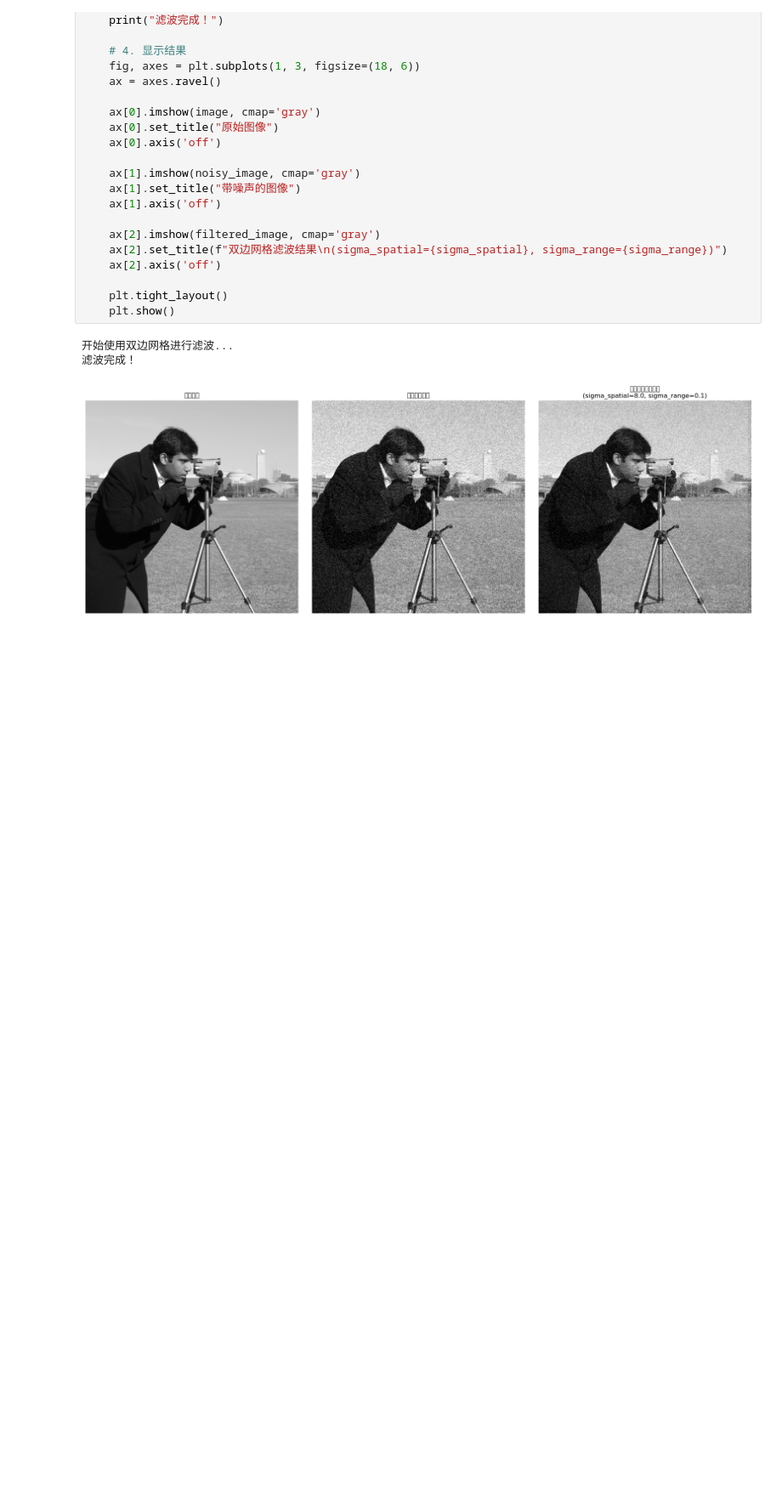
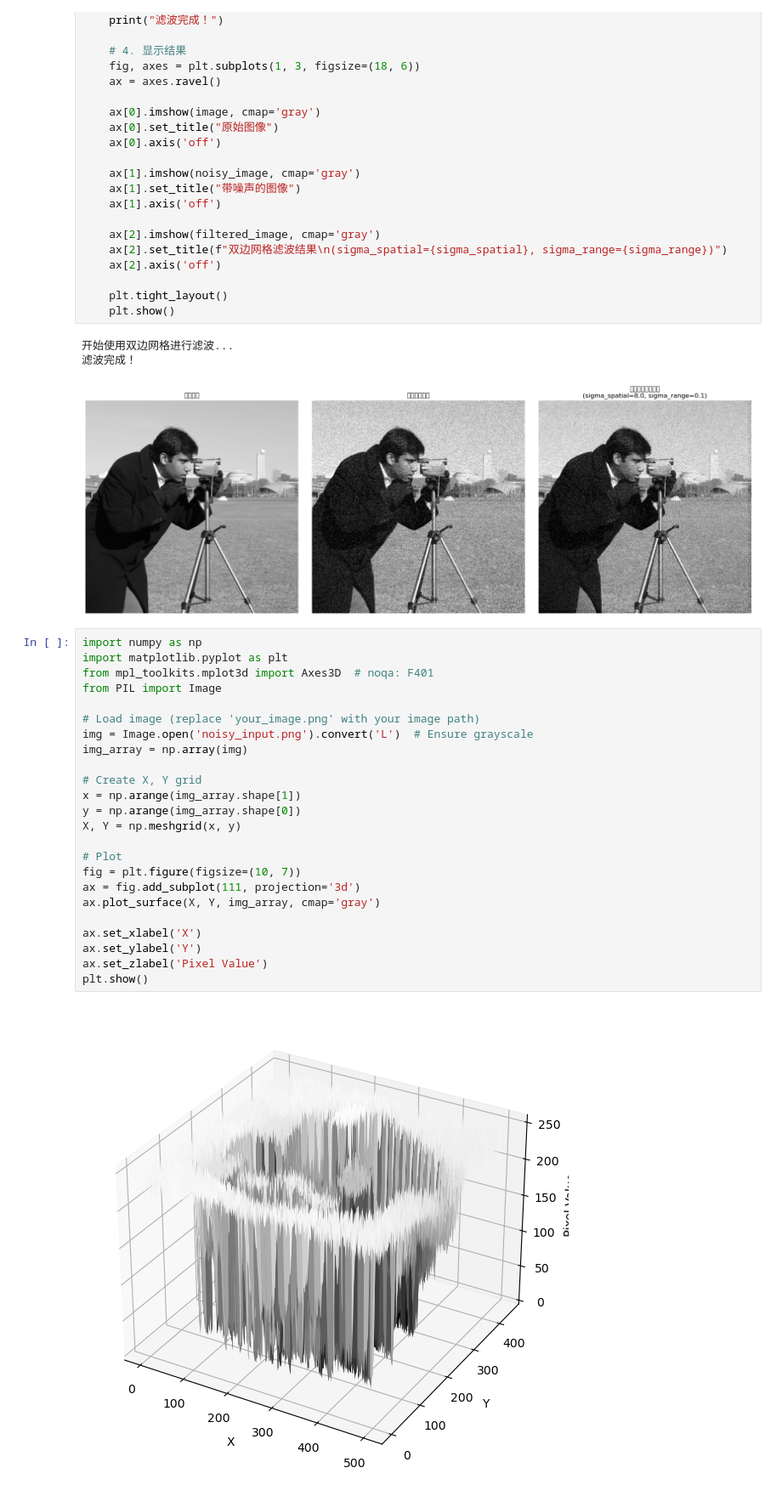
Before and after one commit to daijun10086/Dirty-My-Hands, a Jupyter notebook: Image Processing/Bilateral processing/bilateral grid/bfilter_grid.ipynb, the cells around one changed output. Shown at 85% size. Saved outputs shown, nothing was run; the diff lists cells and outputs as text; blank space fills up the shorter version.

Commit message:
update img surface visualization

```diff
--- a/Image Processing/Bilateral processing/bilateral grid/bfilter_grid.ipynb
+++ b/Image Processing/Bilateral processing/bilateral grid/bfilter_grid.ipynb
@@ -208,3 +208,29 @@ if __name__ == '__main__':
 开始使用双边网格进行滤波...
 滤波完成！
 [figure]
+# %%
+import numpy as np
+import matplotlib.pyplot as plt
+from mpl_toolkits.mplot3d import Axes3D  # noqa: F401
+from PIL import Image
+
+# Load image (replace 'your_image.png' with your image path)
+img = Image.open('noisy_input.png').convert('L')  # Ensure grayscale
+img_array = np.array(img)
+
+# Create X, Y grid
+x = np.arange(img_array.shape[1])
+y = np.arange(img_array.shape[0])
+X, Y = np.meshgrid(x, y)
+
+# Plot
+fig = plt.figure(figsize=(10, 7))
+ax = fig.add_subplot(111, projection='3d')
+ax.plot_surface(X, Y, img_array, cmap='gray')
+
+ax.set_xlabel('X')
+ax.set_ylabel('Y')
+ax.set_zlabel('Pixel Value')
+plt.show()
+# %% [output]
+[figure, added]
```
